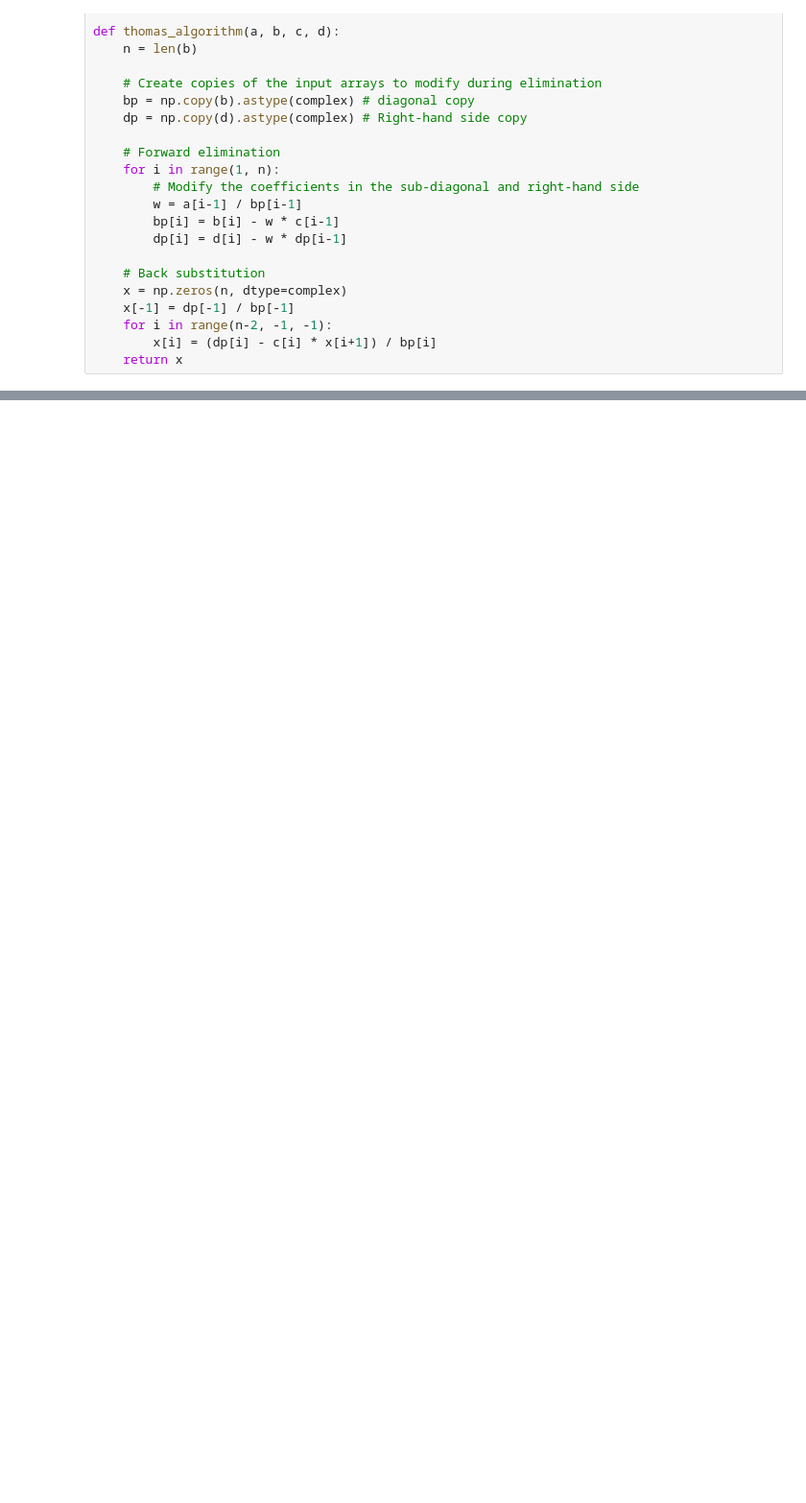
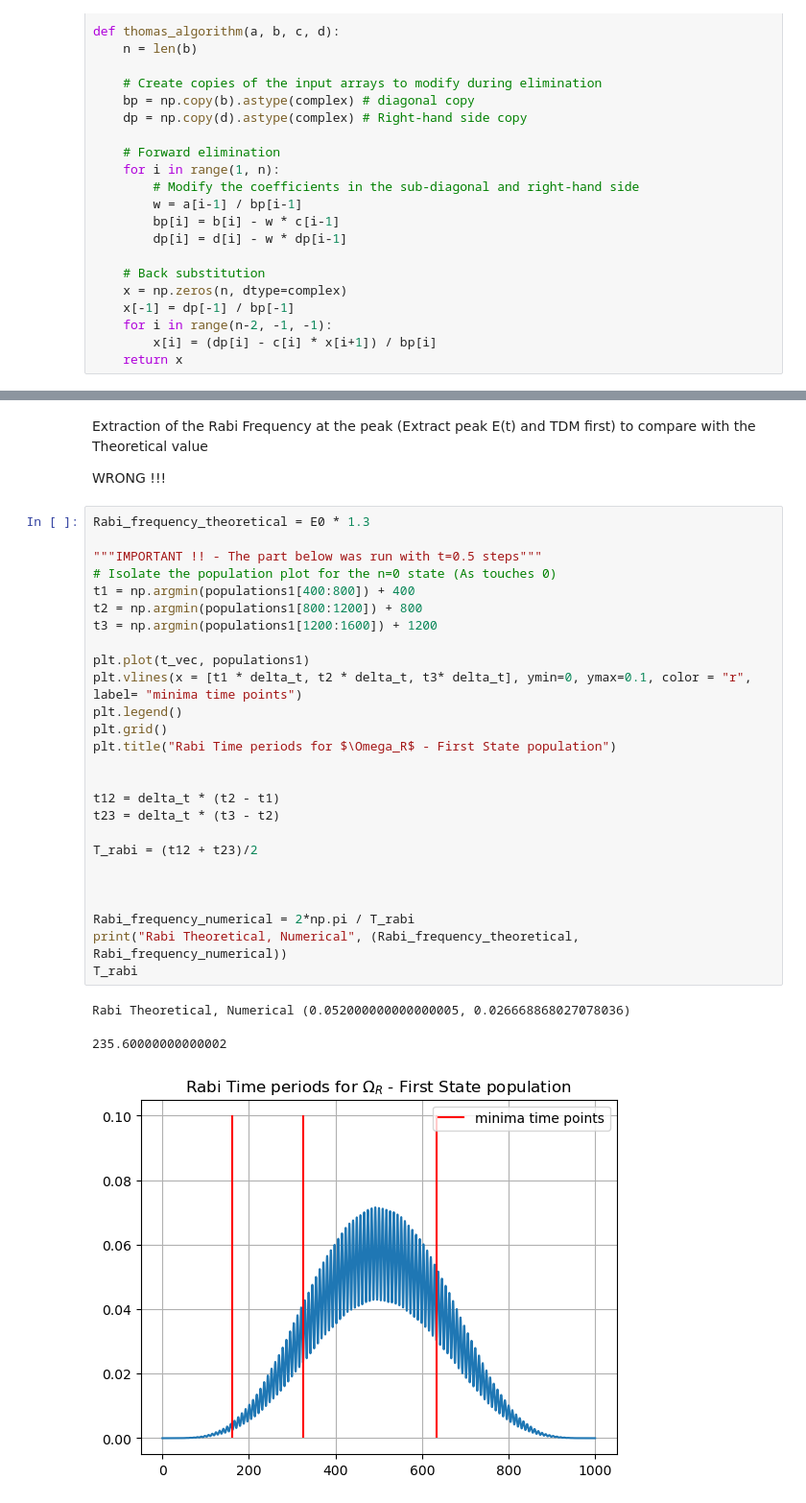
Before and after one commit to SoumyajeetMazumdar/CQMPP, a Jupyter notebook: EXAM/2_coupling_with_E_field.ipynb, the cells around one changed output, grey strips where cells are left out. Shown at 96% size. Saved outputs shown, nothing was run; the diff lists cells and outputs as text; blank space fills up the shorter version.

```diff
--- a/EXAM/2_coupling_with_E_field.ipynb
+++ b/EXAM/2_coupling_with_E_field.ipynb
@@ -164,0 +202,34 @@ plt.legend()
+# %% [markdown]
+Extraction of the Rabi Frequency at the peak (Extract peak E(t) and TDM first) to compare with the Theoretical value
+
+WRONG !!!
+# %%
+Rabi_frequency_theoretical = E0 * 1.3
+
+"""IMPORTANT !! - The part below was run with t=0.5 steps"""
+# Isolate the population plot for the n=0 state (As touches 0)
+t1 = np.argmin(populations1[400:800]) + 400
+t2 = np.argmin(populations1[800:1200]) + 800
+t3 = np.argmin(populations1[1200:1600]) + 1200
+
+plt.plot(t_vec, populations1)
+plt.vlines(x = [t1 * delta_t, t2 * delta_t, t3* delta_t], ymin=0, ymax=0.1, color = "r", label= "minima time points")
+plt.legend()
+plt.grid()
+plt.title("Rabi Time periods for $\Omega_R$ - First State population")
+
+
+t12 = delta_t * (t2 - t1)
+t23 = delta_t * (t3 - t2)
+
+T_rabi = (t12 + t23)/2
+
+
+
+Rabi_frequency_numerical = 2*np.pi / T_rabi
+print("Rabi Theoretical, Numerical", (Rabi_frequency_theoretical, Rabi_frequency_numerical))
+T_rabi
+# %% [output]
+Rabi Theoretical, Numerical (0.052000000000000005, 0.026668868027078036)
+235.60000000000002
+[figure, added]
```
Also changed, not shown: parts of 5 cells of this notebook, 6 other files.
